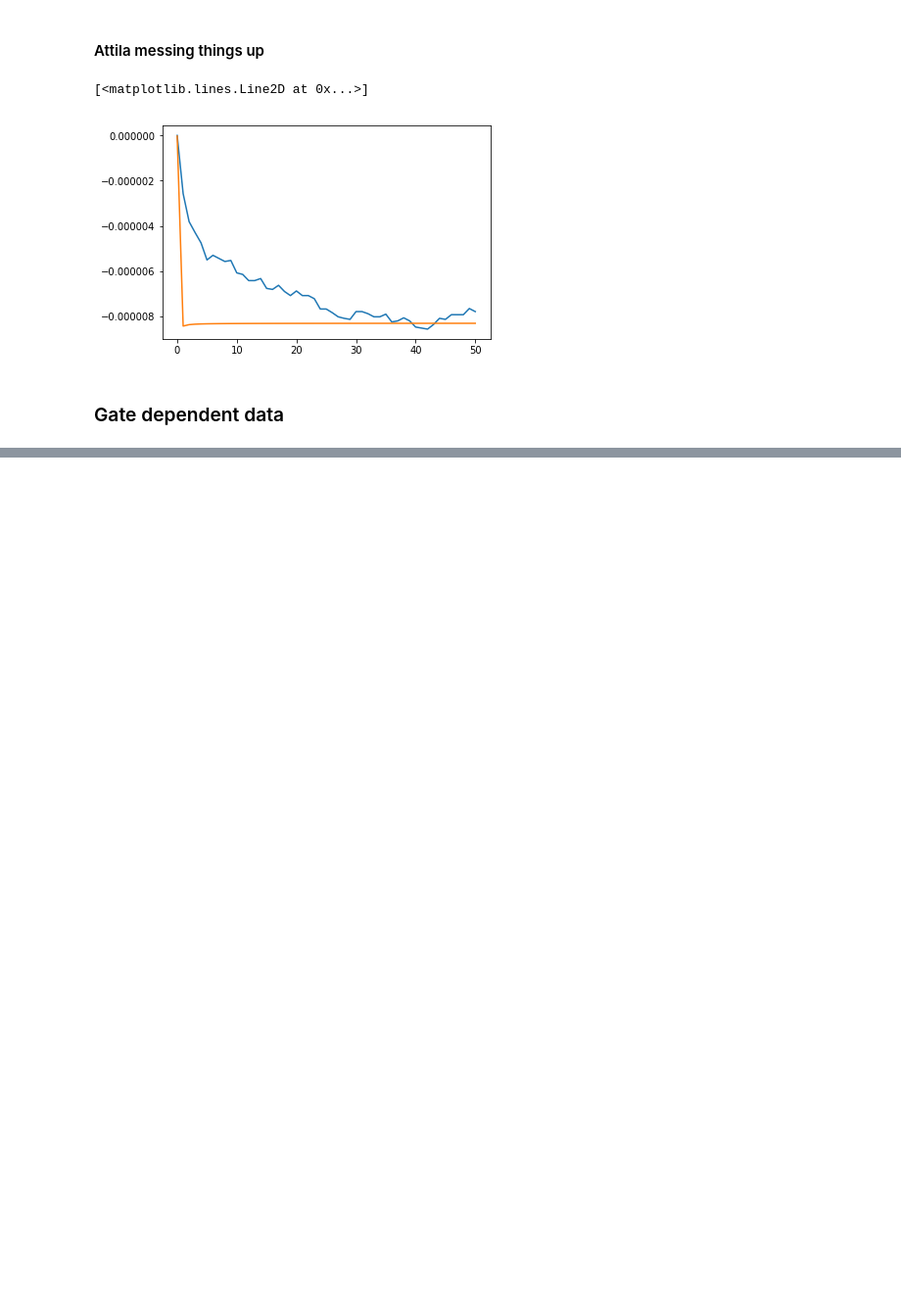
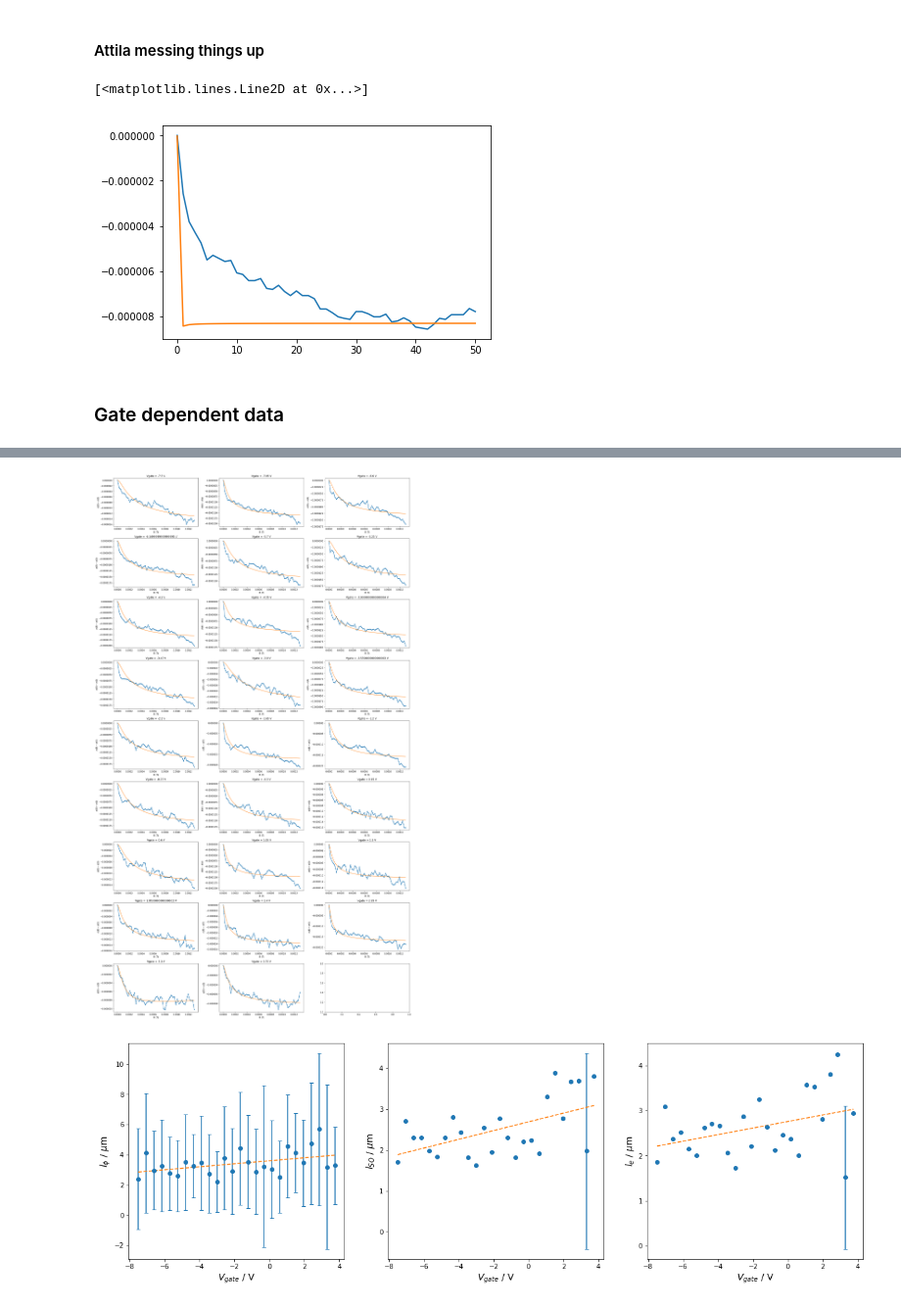
Before and after one commit to danielbouman/2deg, a Jupyter notebook: JSL49_01_WAL.ipynb, the cells around one changed output, grey strips where cells are left out. Shown at 98% size. Drawn from its saved outputs; the diff is of its cells as text; code cells hidden in the pictures; blank space fills up the shorter version.

Commit message:
Added symmetrized WAL analysis

```diff
--- a/JSL49_01_WAL.ipynb
+++ b/JSL49_01_WAL.ipynb
@@ -195,0 +188,69 @@ l_phi = 4.79 um, l_SO = 3.27 um, l_e = 2.41 um.
+# %%
+#Plotting
+subfigs = np.ceil(df['0087']['Gate dac 2 / mV'].unique().size)
+if subfigs <= 3:
+    rows,cols = 1,int(subfigs)
+else:
+    rows,cols = int(np.ceil(subfigs/3)),3
+fig_wal,ax_wal = plt.subplots(nrows=rows,ncols=cols,figsize=(cols*7,rows*4))
+ax_wal = sum(ax_wal.tolist(), [])
+
+#Save fit data prep
+l_fits = {}
+l_fits_error = {}
+l_vgate = []
+for ax,(label,group) in zip(ax_wal,df['0087'].groupby('Gate dac 2 / mV')):
+    bz,vxx = group['Magnet Z / T'],group['AC Voltage xx / V']
+    offset = bz[vxx.idxmin()]
+    graw = 4e-9/vxx
+    Bmin = 1.3e-3
+
+    ## Symmetrize
+    b = np.linspace(-Bmin,Bmin,101)
+    G_symm = (scipy.interp(b,bz-offset,graw)+scipy.interp(-b,bz-offset,graw)) / 2
+
+    ## Fit
+    B = np.linspace(1e-9,Bmin,101)
+    G = scipy.interp(B,b,G_symm-np.max(G_symm))
+    ini = [hbar/(4*e*l**2) for l in [1e-6,1e-6,1e-6]]
+    popt,pcov = scipy.optimize.curve_fit(WAL_model,B,G,p0=ini)
+
+    #Save fit data
+    l_vgate.append(label/1e3*15)
+    l_all = [1/np.sqrt(4*e*B/hbar) for B in popt]
+    l_errors = [1/np.sqrt(4*e*B/hbar)/2 for B in np.sqrt(np.diag(pcov))]
+    for dic,vals in zip([l_fits,l_fits_error],[l_all,l_errors]):
+        for key,l in zip(['l_phi','l_SO','l_e'],vals):
+            if key in dic:
+                dic[key].append(l)
+            else:
+                dic[key] = [l]
+
+    #Plotting
+    ax.plot(B,G,'.-')
+    ax.plot(B,WAL_model(B,*popt))
+    ax.set_title('Vgate = {} V'.format(label/1e3*15))
+    ax.set_xlabel('B (T)')
+    ax.set_ylabel(u'$\sigma(B) - \sigma(0)$')
+fig_wal.tight_layout()
+
+#Fitted values
+fig, axes = plt.subplots(figsize=(20,6),ncols=3)
+ylabels = [u'$l_\phi$ / $\mu$m',u'$l_{SO}$ / $\mu$m',u'$l_{e}$ / $\mu$m']
+ptrend = [np.poly1d(np.polyfit(l_vgate,ls,1)) for _,ls in l_fits.items()]
+
+for ax,(_,ls),(__,ls_error),ylabel,p in zip(axes,l_fits.items(),l_fits_error.items(),ylabels,ptrend):
+    ax.errorbar(l_vgate,np.array(ls)*1e6,yerr=np.array(ls_error)*1e6,fmt='o',capsize=3)
+    ax.set_xlabel(u'$V_{gate}$ / V', fontsize=14)
+    ax.set_ylabel(ylabel, fontsize=14)
+    # Fit trend
+    ax.plot(l_vgate,p(l_vgate)*1e6,'--')
+plt.show()
+
+l_mean = [np.mean(l)*1e6 for _,l in l_fits.items()]
+l_mean_error = [np.mean(l)*1e6 for _,l in l_fits_error.items()]
+print('Mean values:\nl_phi = {0:.2f} +- {3:.2f} um\nl_SO = {1:.2f} +- {4:.2f} um\nl_e = {2:.2f} +- {5:.2f} um'.format(*l_mean+l_mean_error))
+print('\nFitted trends:\nl_phi : {0}\nl_SO : {1}\nl_e : {2}'.format(*ptrend))
+# %% [output]
+[figure, added]
+[figure, added]
```
Also changed, not shown: parts of 5 cells of this notebook.
